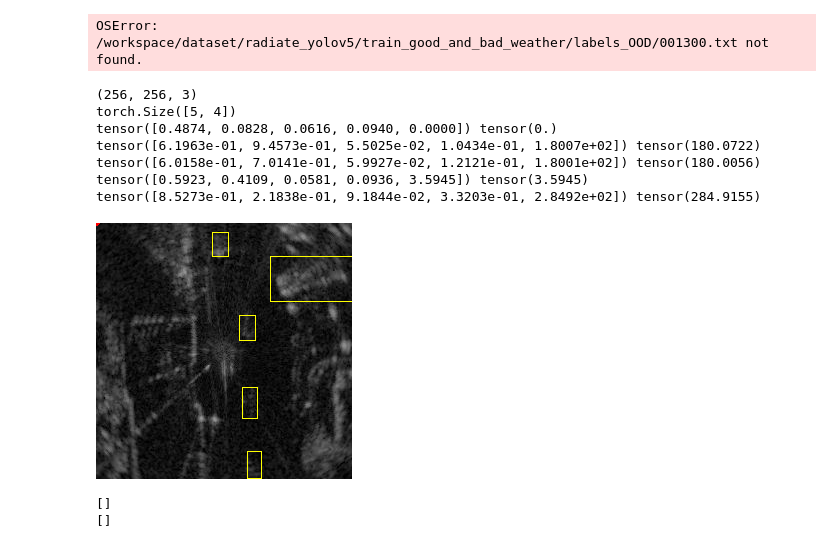
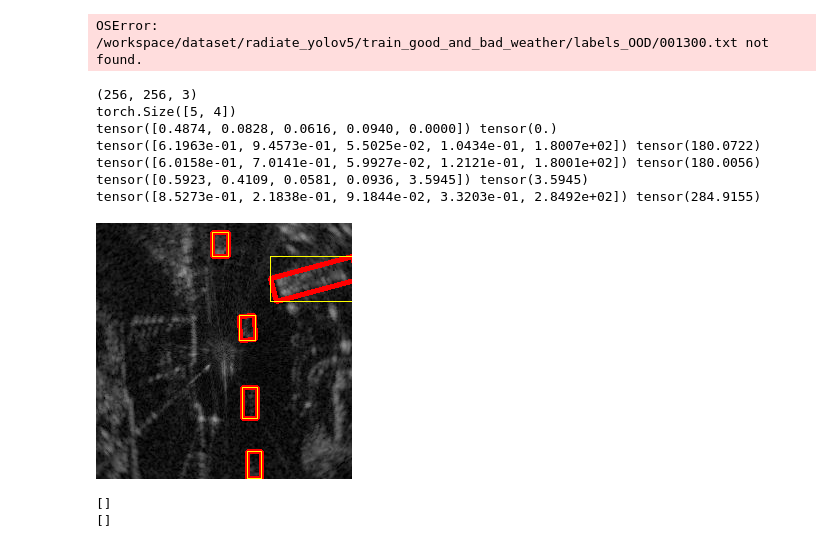
Before and after one commit to sonjjin/dataset_maker, a Jupyter notebook: dataset.ipynb, the cells around one changed output. Cells and saved outputs as stored; diff of their text form; code cells hidden in the pictures.

```diff
--- a/dataset.ipynb
+++ b/dataset.ipynb
@@ -564,7 +564,7 @@ bbox_OBB = []
 for i, _ in enumerate(bboxes):
     # print(bboxes[i])
     print(bboxes_angle[i], bboxes_angle[i][4])
-    points = gen_boundingbox(bboxes_angle[i], bboxes_angle[i][4])
+    points = gen_boundingbox(bboxes_angle[i]*256, bboxes_angle[i][4])
     bbox = points.astype(np.int32)
     # print(bbox[0][0], bbox[1][0])
     x1 = points[0][0]
@@ -597,34 +597,34 @@ img1_show.show()
 
 #     if bbox.shape[0] == 10:
 #         temp = bbox[0:8]
 #         bbox = temp.astype(np.float32)
 #         bbox = bbox.astype(np.int32)
 #         bboxes = torch.from_numpy(bboxes)
 #         # print(bboxes.size())
 #         rec = bboxes*1152
 #         rec = np.int32(rec)
 #         cv2.line(img1_p, (bbox[0], bbox[1]), (bbox[2], bbox[3]), (255,0,0), 4)
 #         cv2.line(img1_p, (bbox[2], bbox[3]), (bbox[4], bbox[5]), (255,0,0), 4)
 #         cv2.line(img1_p, (bbox[4], bbox[5]), (bbox[6], bbox[7]), (255,0,0), 4)
 #         cv2.line(img1_p, (bbox[6], bbox[7]), (bbox[0], bbox[1]), (255,0,0), 4)
 
 #         x1 = int(rec[1] - rec[3]/2)
 #         x2 = int(rec[1] + rec[3]/2)
 #         y1 = int(rec[2] - rec[4]/2)
 #         y2 = int(rec[2] + rec[4]/2)
 
 #         cv2.rectangle(img1_p, (x1, y1), (x2, y2), color = (255,255,0))
 #     img1_show = Image.fromarray(img1_p)
 #     img1_show.show()
 # %% [output]
 (256, 256, 3)
 torch.Size([5, 4])
 tensor([0.4874, 0.0828, 0.0616, 0.0940, 0.0000]) tensor(0.)
 tensor([6.1963e-01, 9.4573e-01, 5.5025e-02, 1.0434e-01, 1.8007e+02]) tensor(180.0722)
 tensor([6.0158e-01, 7.0141e-01, 5.9927e-02, 1.2121e-01, 1.8001e+02]) tensor(180.0056)
 tensor([0.5923, 0.4109, 0.0581, 0.0936, 3.5945]) tensor(3.5945)
 tensor([8.5273e-01, 2.1838e-01, 9.1844e-02, 3.3203e-01, 2.8492e+02]) tensor(284.9155)
-[figure, old version]
+[figure, new version]
 # %%
 from tqdm import tqdm
 
```
Also changed, not shown: 1 other file.
